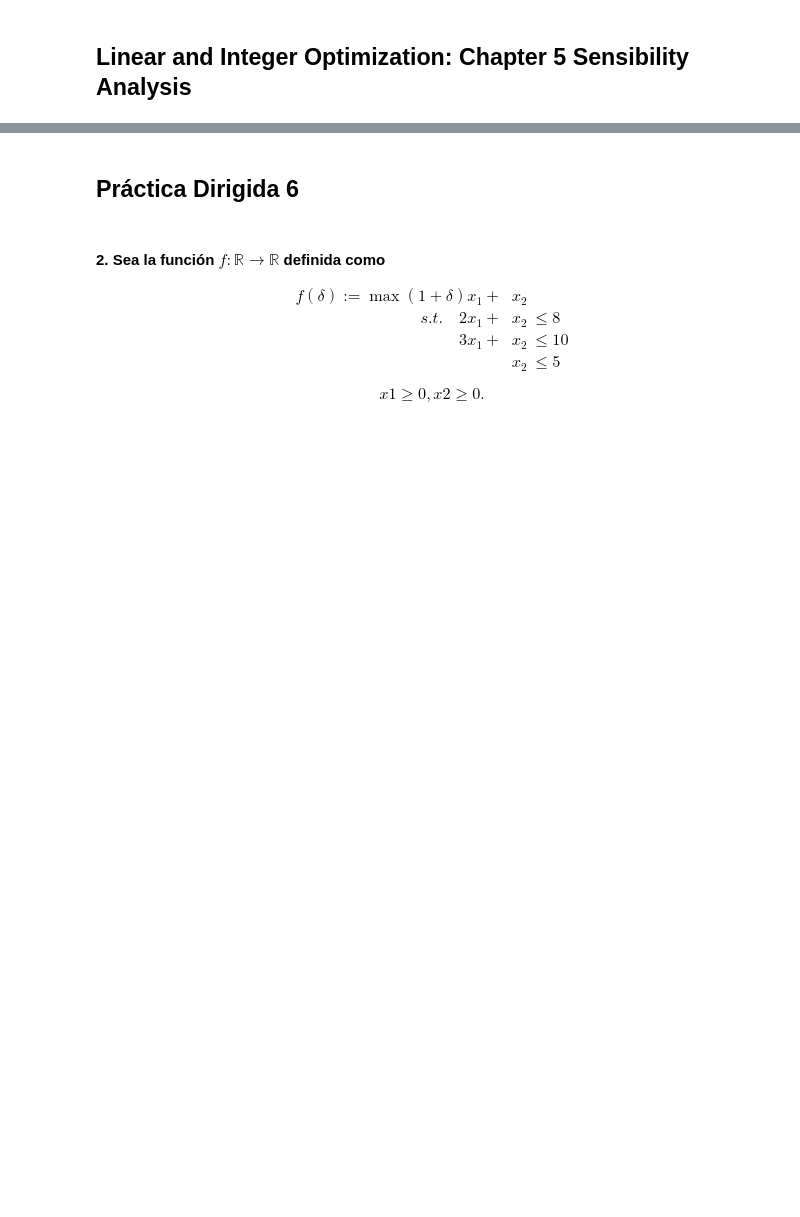
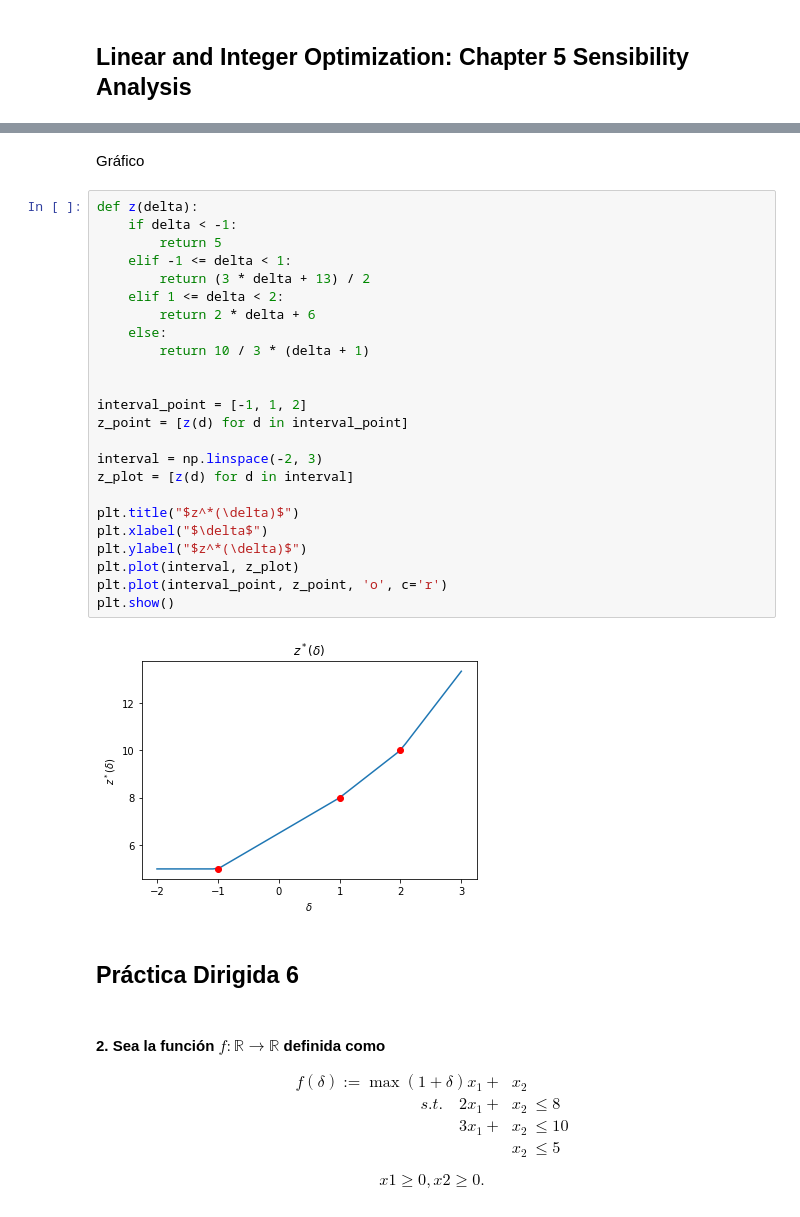
Before and after one commit to jbardalesr/linear-programming, a Jupyter notebook: exercises_sensibility_analisis.ipynb, the cells around one changed output, grey strips where cells are left out. Saved outputs shown, nothing was run; the diff lists cells and outputs as text; blank space fills up the shorter version.

```diff
--- a/exercises_sensibility_analisis.ipynb
+++ b/exercises_sensibility_analisis.ipynb
@@ -31,3 +345,31 @@ $\displaystyle \left[\begin{matrix}0 & 0 & \frac{\delta}{2} - \frac{3}{2} & - \f
+# %% [markdown]
+Gráfico
+# %%
+def z(delta):
+    if delta < -1:
+        return 5
+    elif -1 <= delta < 1:
+        return (3 * delta + 13) / 2
+    elif 1 <= delta < 2:
+        return 2 * delta + 6
+    else:
+        return 10 / 3 * (delta + 1)
+
+
+interval_point = [-1, 1, 2]
+z_point = [z(d) for d in interval_point]
+
+interval = np.linspace(-2, 3)
+z_plot = [z(d) for d in interval]
+
+plt.title("$z^*(\delta)$")
+plt.xlabel("$\delta$")
+plt.ylabel("$z^*(\delta)$")
+plt.plot(interval, z_plot)
+plt.plot(interval_point, z_point, 'o', c='r')
+plt.show()
+# %% [output]
+[figure, added]
 # %% [markdown]
 ## Práctica Dirigida 6
 # %% [markdown]
```
Also changed, not shown: parts of 26 cells of this notebook, 1 other file.
